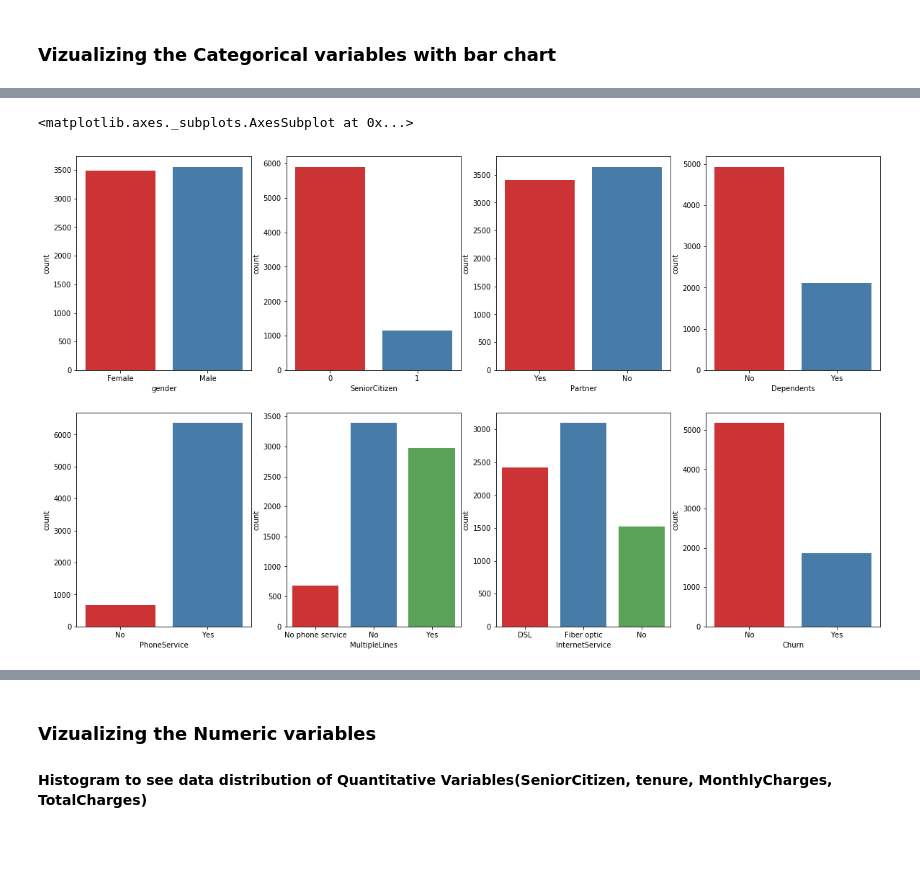
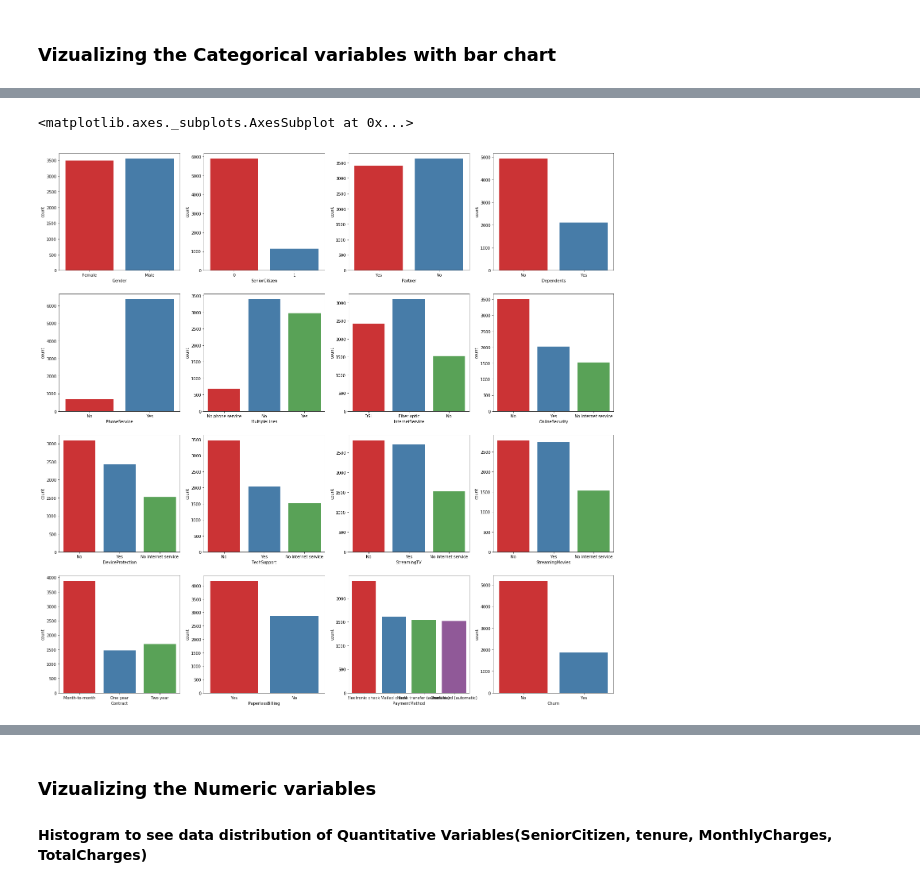
Before and after one commit to jbanerje/Data-Science-and-Machine-Learning, a Jupyter notebook: IPythonNotebook_Learning Projects/Telco Customer Churn.ipynb, the cells around one changed output, grey strips where cells are left out. Cells and saved outputs as stored; diff of their text form; code cells hidden in the pictures; blank space fills up the shorter version.

```diff
--- a/IPythonNotebook_Learning Projects/Telco Customer Churn.ipynb
+++ b/IPythonNotebook_Learning Projects/Telco Customer Churn.ipynb
@@ -100,6 +100,9 @@ print(datset_churn.columns.values)
  'OnlineBackup' 'DeviceProtection' 'TechSupport' 'StreamingTV'
  'StreamingMovies' 'Contract' 'PaperlessBilling' 'PaymentMethod'
  'MonthlyCharges' 'TotalCharges' 'Churn']
+# %%
+# Renaming the 3 columns.
+datset_churn = datset_churn.rename(columns={'customerID' : 'CustomerID' , 'gender': 'Gender', 'tenure':'Tenure'})
 # %% [markdown]
 Target Variable or The variable we want to predict - 'Churn'
 Feature Variable  - All Other columns (First 20 columnns)
@@ -266,14 +290,25 @@ datset_churn.groupby(['Churn']).count()
 # %%
 #datset_churn_copy['Churn'].value_counts().plot(kind='bar')
-f, axes = plt.subplots(2, 4, figsize=(20, 12))
-sns.countplot(datset_churn_copy['gender'], palette="Set1", ax=axes[0, 0])
-sns.countplot(datset_churn_copy['SeniorCitizen'], palette="Set1", ax=axes[0, 1])
-sns.countplot(datset_churn_copy['Partner'], palette="Set1", ax=axes[0, 2])
-sns.countplot(datset_churn_copy['Dependents'], palette="Set1", ax=axes[0, 3])
-sns.countplot(datset_churn_copy['PhoneService'], palette="Set1", ax=axes[1, 0])
+f, axes = plt.subplots(4, 4, figsize=(25, 25))
+sns.countplot(datset_churn['Gender'], palette="Set1", ax=axes[0, 0])
+sns.countplot(datset_churn['SeniorCitizen'], palette="Set1", ax=axes[0, 1])
+sns.countplot(datset_churn['Partner'], palette="Set1", ax=axes[0, 2])
+sns.countplot(datset_churn['Dependents'], palette="Set1", ax=axes[0, 3])
+
+sns.countplot(datset_churn['PhoneService'], palette="Set1", ax=axes[1, 0])
 sns.countplot(datset_churn_copy['MultipleLines'], palette="Set1", ax=axes[1, 1])
 sns.countplot(datset_churn_copy['InternetService'], palette="Set1", ax=axes[1, 2])
-sns.countplot(datset_churn_copy['Churn'], palette="Set1", ax=axes[1, 3])
+sns.countplot(datset_churn_copy['OnlineSecurity'], palette="Set1", ax=axes[1, 3])
+
+sns.countplot(datset_churn_copy['DeviceProtection'], palette="Set1", ax=axes[2, 0])
+sns.countplot(datset_churn_copy['TechSupport'], palette="Set1", ax=axes[2, 1])
+sns.countplot(datset_churn_copy['StreamingTV'], palette="Set1", ax=axes[2, 2])
+sns.countplot(datset_churn_copy['StreamingMovies'], palette="Set1", ax=axes[2, 3])
+
+sns.countplot(datset_churn_copy['Contract'], palette="Set1", ax=axes[3, 0])
+sns.countplot(datset_churn_copy['PaperlessBilling'], palette="Set1", ax=axes[3, 1])
+sns.countplot(datset_churn_copy['PaymentMethod'], palette="Set1", ax=axes[3, 2])
+sns.countplot(datset_churn_copy['Churn'], palette="Set1", ax=axes[3, 3])
 # %% [output]
 <matplotlib.axes._subplots.AxesSubplot at 0x...>
-[figure, old version]
+[figure, new version]
```
Also changed, not shown: parts of 13 cells of this notebook.
